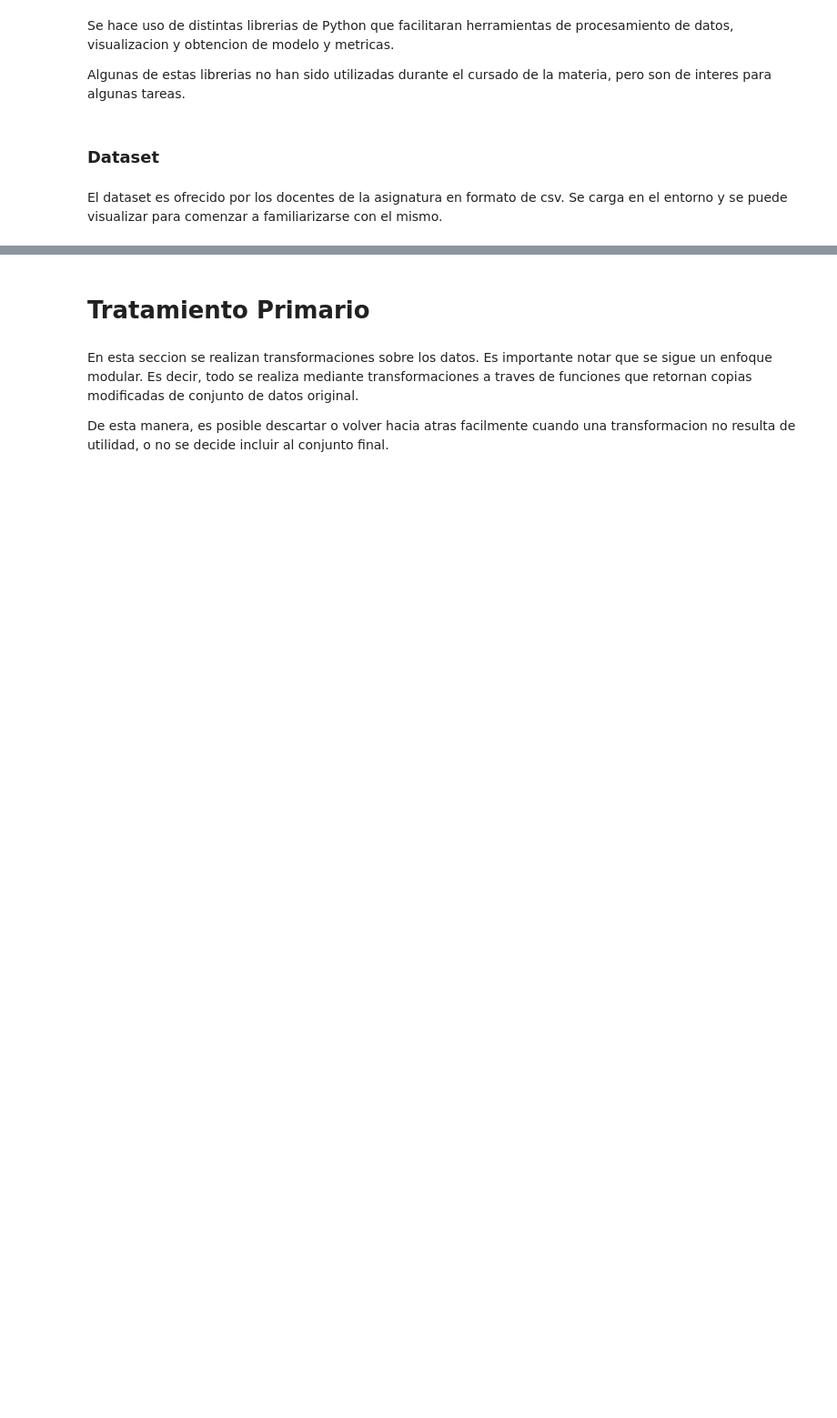
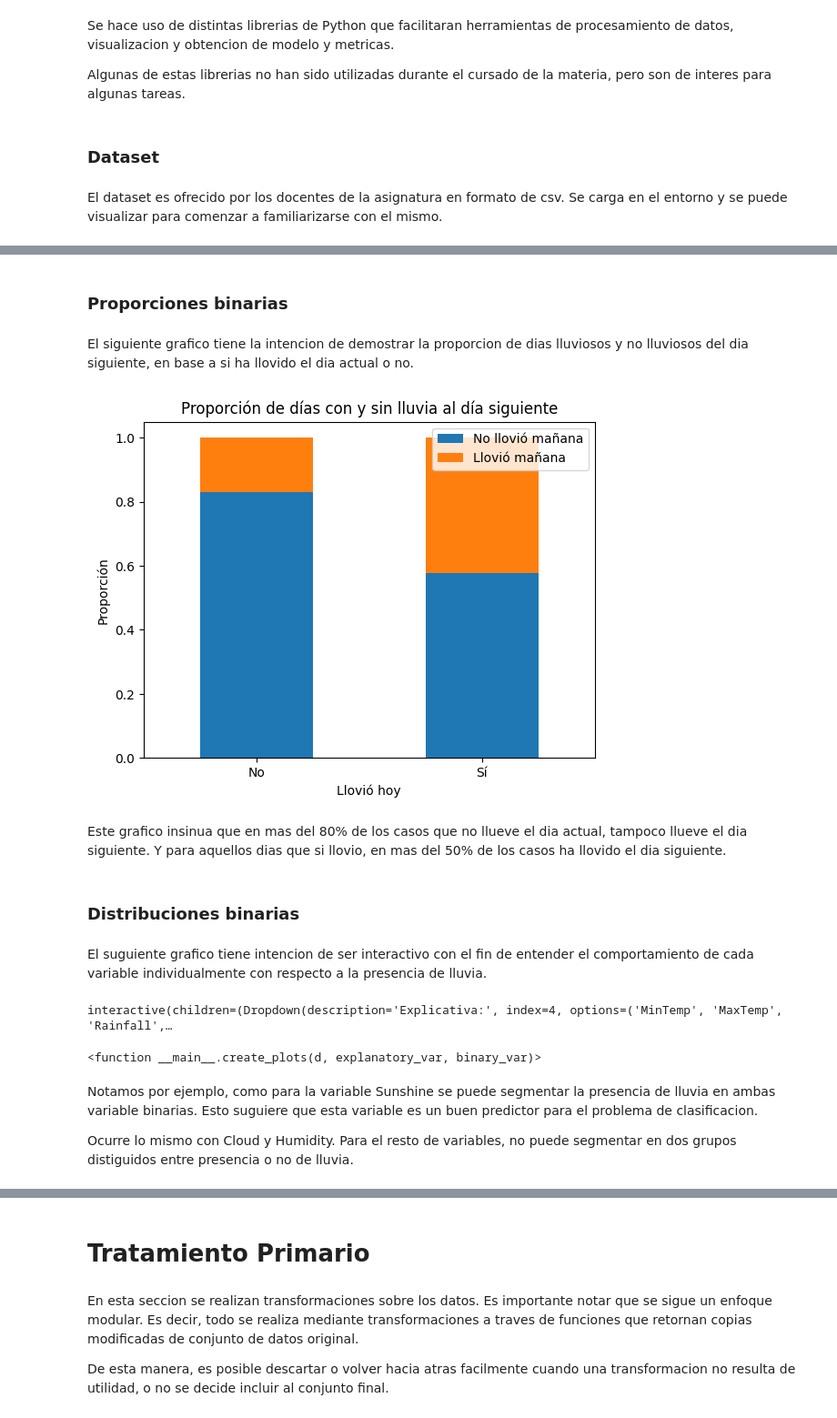
Before and after one commit to Shannon-21/Aprendizaje_Automatico_1, a Jupyter notebook: code/TPIntegrador_IA41.ipynb, the cells around one changed output, grey strips where cells are left out. Shown at 91% size. Drawn from its saved outputs; the diff is of its cells as text; code cells hidden in the pictures; blank space fills up the shorter version.

```diff
--- a/code/TPIntegrador_IA41.ipynb
+++ b/code/TPIntegrador_IA41.ipynb
@@ -123,0 +395,78 @@ df.describe()
+# %% [markdown]
+### Proporciones binarias
+# %% [markdown]
+El siguiente grafico tiene la intencion de demostrar la proporcion de dias lluviosos y no lluviosos del dia siguiente, en base a si ha llovido el dia actual o no.
+# %%
+# Crear una tabla de contingencia (tabla de conteo de frequencias de clases)
+contingency_table = pd.crosstab(X_train['RainToday'], y_train_clasif)
+
+# Calcular las proporciones
+proportions = contingency_table.div(contingency_table.sum(axis=1), axis=0)
+
+# Crear el gráfico de barras
+proportions.plot(kind='bar', stacked=True)
+
+plt.title('Proporción de días con y sin lluvia al día siguiente')
+plt.xlabel('Llovió hoy')
+plt.ylabel('Proporción')
+plt.xticks([0, 1], ['No', 'Sí'], rotation=0)
+plt.legend(['No llovió mañana', 'Llovió mañana'])
+
+plt.show()
+# %% [output]
+[figure, added]
+# %% [markdown]
+Este grafico insinua que en mas del 80% de los casos que no llueve el dia actual, tampoco llueve el dia siguiente. Y para aquellos dias que si llovio, en mas del 50% de los casos ha llovido el dia siguiente.
+# %% [markdown]
+### Distribuciones binarias
+# %% [markdown]
+El suguiente grafico tiene intencion de ser interactivo con el fin de entender el comportamiento de cada variable individualmente con respecto a la presencia de lluvia.
+# %%
+def create_plots(d, explanatory_var, binary_var):
+    df = pd.concat([d, y_train_clasif, y_train], axis=1)
+    df = df.dropna()
+
+    fig, axs = plt.subplots(3, 1, figsize=(6,6))
+
+    # es un grafico de una sola dimension que le da grosor en el eje y solo por facilidad de visualizacion, separa las clases en colores
+    sns.stripplot(x=explanatory_var, y=[""]*len(df), hue=binary_var, data=df, jitter=True, ax=axs[0])
+    axs[0].set_title('Distribución de ' + explanatory_var + ' con respecto a ' + binary_var)
+    axs[0].legend('')
+    axs[0].set_xlabel("")
+
+    # crea distribucion en boxplot de la variable separado por clase
+    sns.boxplot(y=binary_var, x=explanatory_var, data=df, orient='h', ax=axs[1])
+    axs[1].legend('')
+    axs[1].set_xlabel("")
+
+    # distribuciones de densidad por clases
+    sns.kdeplot(data=df, x=explanatory_var, hue=binary_var, fill=True, ax=axs[2])
+    axs[2].set_xlabel(explanatory_var)
+    axs[2].legend('')
+
+    plt.tight_layout()
+    plt.show()
+
+# Crear selector de variable explicativa
+explanatory_var_widget = widgets.Dropdown(
+    options=[col for col in X_train.columns if col not in categoricas + datetime + binarias],
+    value='Sunshine',  # Valor predeterminado
+    description='Explicativa:',
+)
+
+# crear selector de variable binaria
+binary_var_widget = widgets.Dropdown(
+    options=['RainToday', 'RainTomorrow'],
+    value='RainToday',  # Valor predeterminado
+    description='Binaria:',
+)
+
+# Usar interact para crear la actualizar el grafico en un cambio
+interact(create_plots, d=widgets.fixed(X_train), explanatory_var=explanatory_var_widget, binary_var=binary_var_widget)
+# %% [output]
+interactive(children=(Dropdown(description='Explicativa:', index=4, options=('MinTemp', 'MaxTemp', 'Rainfall',…
+<function __main__.create_plots(d, explanatory_var, binary_var)>
+# %% [markdown]
+Notamos por ejemplo, como para la variable Sunshine se puede segmentar la presencia de lluvia en ambas variable binarias. Esto suguiere que esta variable es un buen predictor para el problema de clasificacion.
+
+Ocurre lo mismo con Cloud y Humidity. Para el resto de variables, no puede segmentar en dos grupos distiguidos entre presencia o no de lluvia.
```
Also changed, not shown: parts of 363 cells of this notebook.
